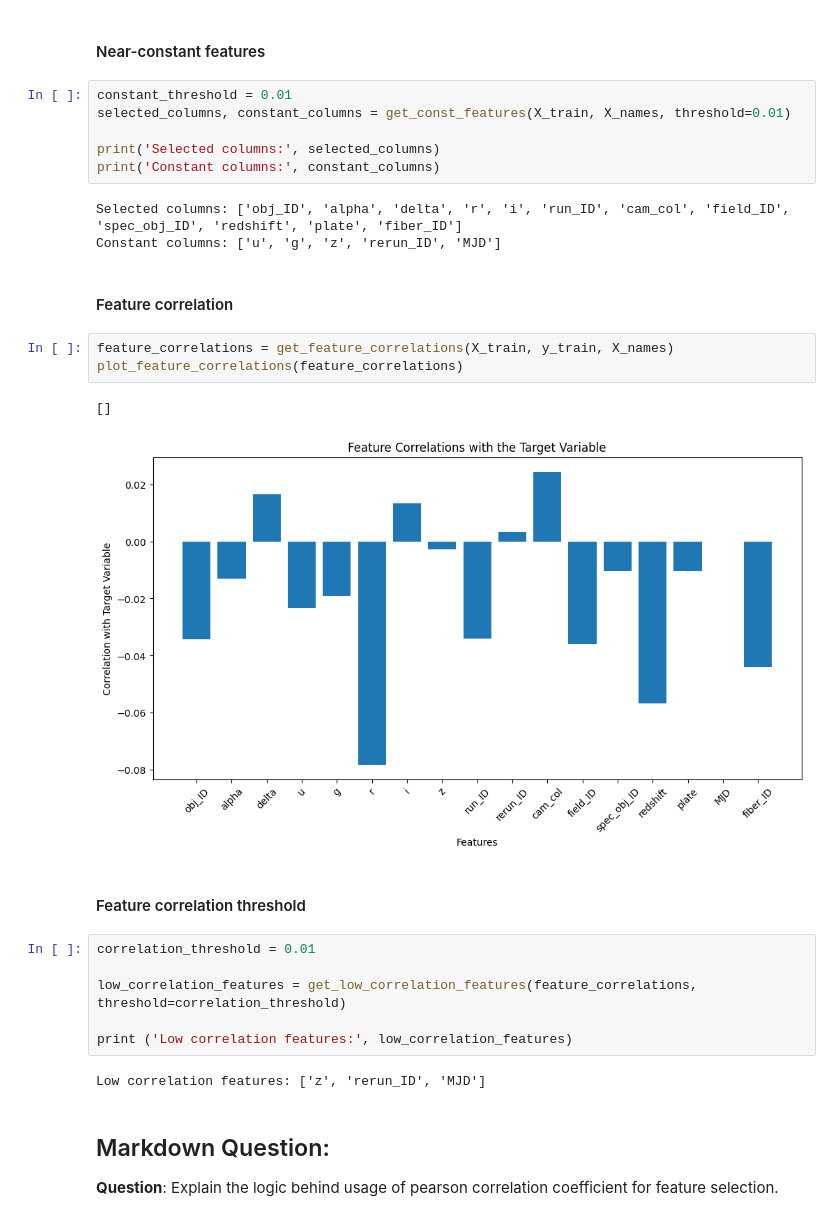
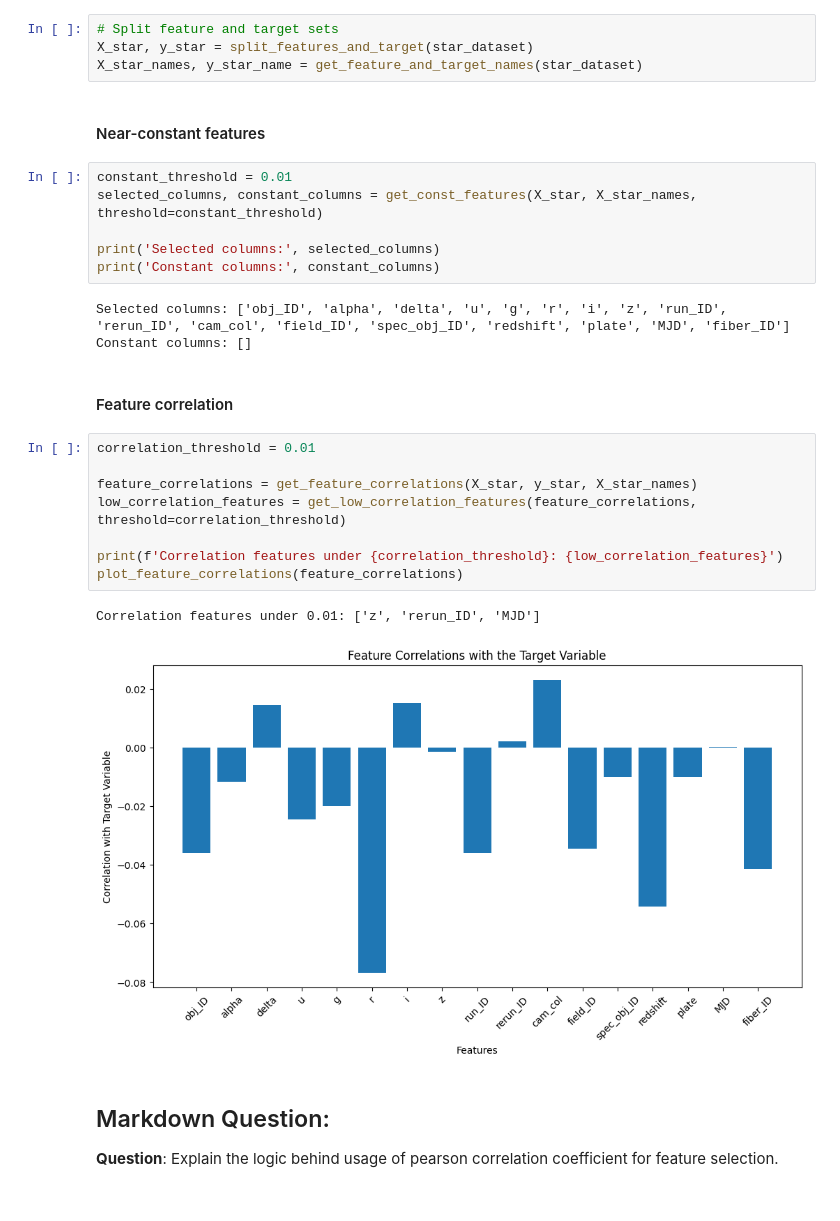
Before and after one commit to TNicko/DataMiningML, a Jupyter notebook: task3_1.ipynb, the cells around one changed output. Saved outputs shown, nothing was run; the diff lists cells and outputs as text.

```diff
--- a/task3_1.ipynb
+++ b/task3_1.ipynb
@@ -139,32 +121,31 @@ X_train, X_test = normalize_data(X_train, X_test)
+# %%
+# Split feature and target sets
+X_star, y_star = split_features_and_target(star_dataset)
+X_star_names, y_star_name = get_feature_and_target_names(star_dataset)
 # %% [markdown]
 #### Near-constant features
 # %%
 constant_threshold = 0.01
-selected_columns, constant_columns = get_const_features(X_train, X_names, threshold=0.01)
+selected_columns, constant_columns = get_const_features(X_star, X_star_names, threshold=constant_threshold)
 
 print('Selected columns:', selected_columns)
 print('Constant columns:', constant_columns)
 # %% [output]
-Selected columns: ['obj_ID', 'alpha', 'delta', 'r', 'i', 'run_ID', 'cam_col', 'field_ID', 'spec_obj_ID', 'redshift', 'plate', 'fiber_ID']
-Constant columns: ['u', 'g', 'z', 'rerun_ID', 'MJD']
+Selected columns: ['obj_ID', 'alpha', 'delta', 'u', 'g', 'r', 'i', 'z', 'run_ID', 'rerun_ID', 'cam_col', 'field_ID', 'spec_obj_ID', 'redshift', 'plate', 'MJD', 'fiber_ID']
+Constant columns: []
 # %% [markdown]
 #### Feature correlation
-# %%
-feature_correlations = get_feature_correlations(X_train, y_train, X_names)
-plot_feature_correlations(feature_correlations)
-# %% [output]
-[]
-[figure, removed]
-# %% [markdown]
-#### Feature correlation threshold
 # %%
 correlation_threshold = 0.01
 
+feature_correlations = get_feature_correlations(X_star, y_star, X_star_names)
 low_correlation_features = get_low_correlation_features(feature_correlations, threshold=correlation_threshold)
 
-print ('Low correlation features:', low_correlation_features)
+print(f'Correlation features under {correlation_threshold}: {low_correlation_features}')
+plot_feature_correlations(feature_correlations)
 # %% [output]
-Low correlation features: ['z', 'rerun_ID', 'MJD']
+Correlation features under 0.01: ['z', 'rerun_ID', 'MJD']
+[figure, added]
 # %% [markdown]
 ## Markdown Question:
 **Question**: Explain the logic behind usage of pearson correlation coefficient for feature selection.
```
Also changed, not shown: parts of 12 cells of this notebook, 9 other files.
